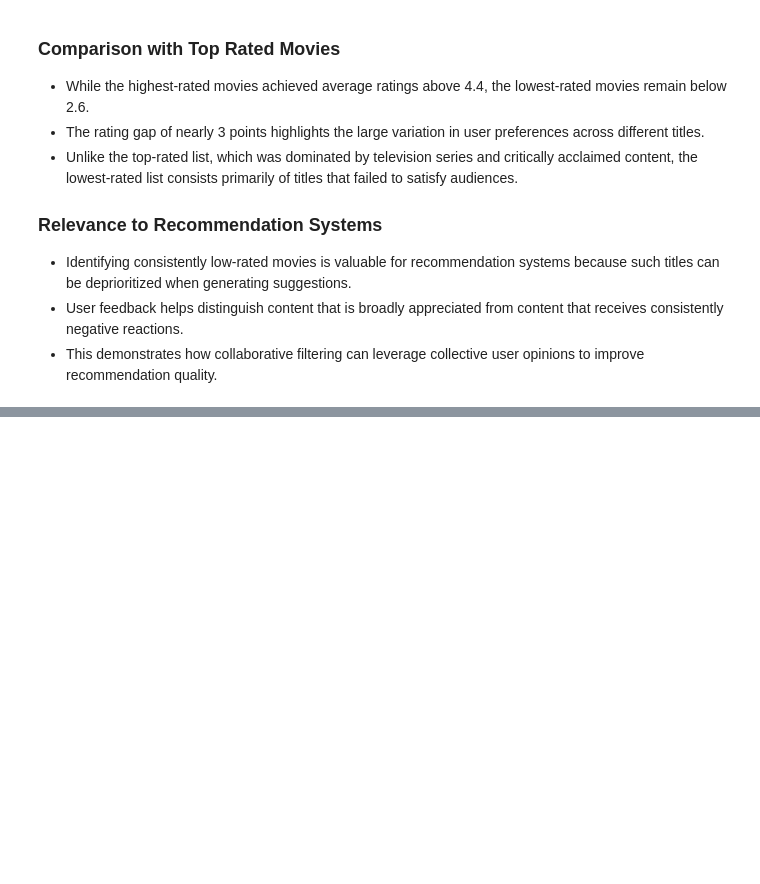
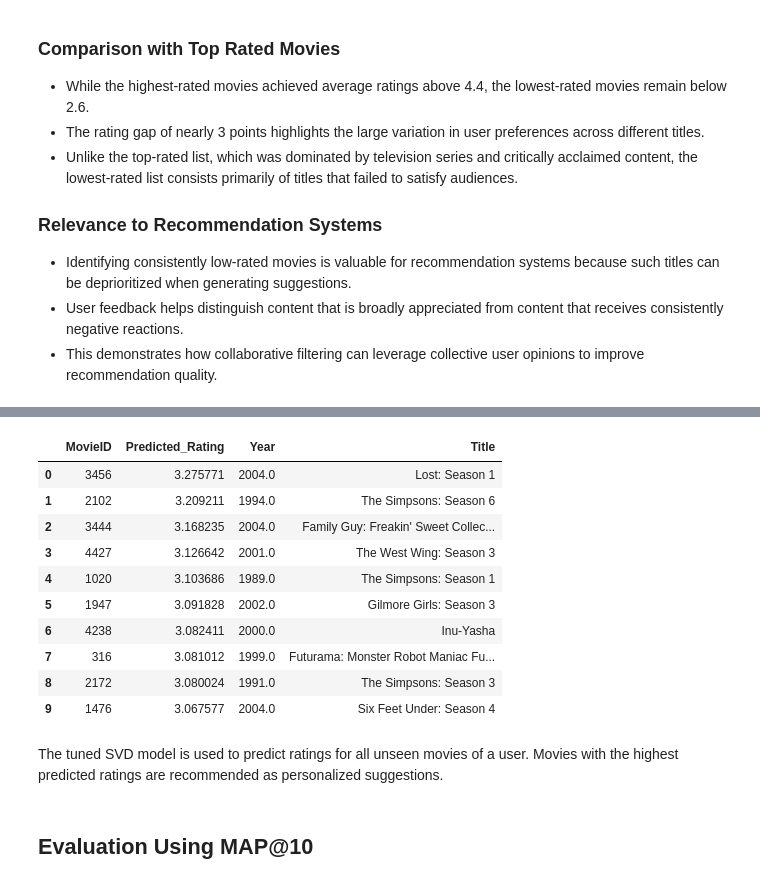
Before and after one commit to Mansi-Rajput05/movie-recommendation-system-ml, a Jupyter notebook: main.ipynb, the cells around one changed output, grey strips where cells are left out. Drawn from its saved outputs; the diff is of its cells as text; code cells hidden in the pictures; blank space fills up the shorter version.

```diff
--- a/EDA.ipynb
+++ b/main.ipynb
@@ -974,0 +1570,4 @@ plt.show()
+# %%
+predictions = svd_model.test(
+    testset
+)
@@ -974,0 +1816,35 @@ plt.show()
+# %%
+def recommend_movies_svd(user_id, n=10):
+    rated_movies = set(
+        trainset_df.loc[
+            trainset_df['UserID'] == user_id,
+            'MovieID'
+        ]
+    )
+
+    all_movies = trainset_df['MovieID'].unique()
+
+    unseen_movies = [
+        movie
+        for movie in all_movies
+        if movie not in rated_movies
+    ]
+
+    predictions = []
+
+    for movie_id in unseen_movies:
+        pred = best_svd.predict(user_id, movie_id)
+        predictions.append((movie_id, pred.est))
+
+    predictions = sorted(
+        predictions,
+        key=lambda x: x[1],
+        reverse=True
+    )
+
+    top_movies = pd.DataFrame(
+        predictions[:n],
+        columns=['MovieID', 'Predicted_Rating']
+    )
+
+    return top_movies.merge(movie_titles, on='MovieID')
@@ -974,0 +1861,21 @@ plt.show()
+# %%
+recommend_movies_svd(
+    user_id=305344,
+    n=10
+)
+# %% [output]
+|  | MovieID | Predicted_Rating | Year | Title |
+| 0 | 3456 | 3.275771 | 2004.0 | Lost: Season 1 |
+| 1 | 2102 | 3.209211 | 1994.0 | The Simpsons: Season 6 |
+| 2 | 3444 | 3.168235 | 2004.0 | Family Guy: Freakin' Sweet Collec... |
+| 3 | 4427 | 3.126642 | 2001.0 | The West Wing: Season 3 |
+| 4 | 1020 | 3.103686 | 1989.0 | The Simpsons: Season 1 |
+| 5 | 1947 | 3.091828 | 2002.0 | Gilmore Girls: Season 3 |
+| 6 | 4238 | 3.082411 | 2000.0 | Inu-Yasha |
+| 7 | 316 | 3.081012 | 1999.0 | Futurama: Monster Robot Maniac Fu... |
+| 8 | 2172 | 3.080024 | 1991.0 | The Simpsons: Season 3 |
+| 9 | 1476 | 3.067577 | 2004.0 | Six Feet Under: Season 4 |
+# %% [markdown]
+The tuned SVD model is used to predict ratings for all unseen movies of a user. Movies with the highest predicted ratings are recommended as personalized suggestions.
+# %% [markdown]
+## Evaluation Using MAP@10
```
Also changed, not shown: parts of 89 cells of this notebook.
